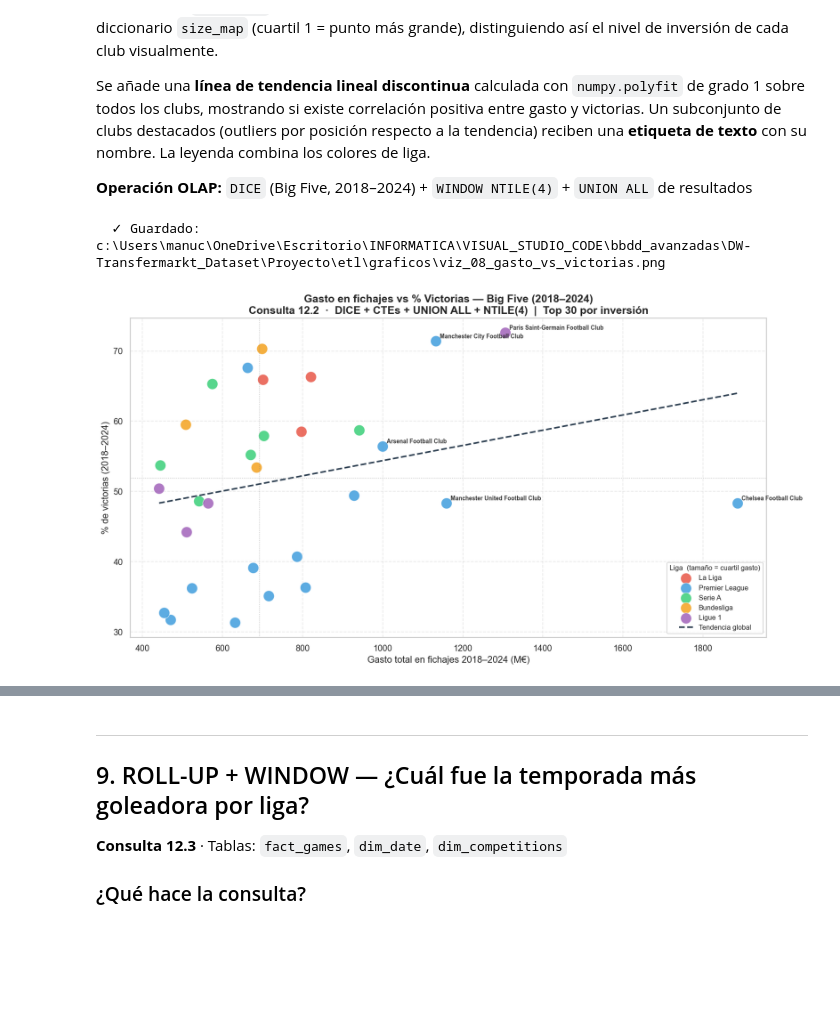
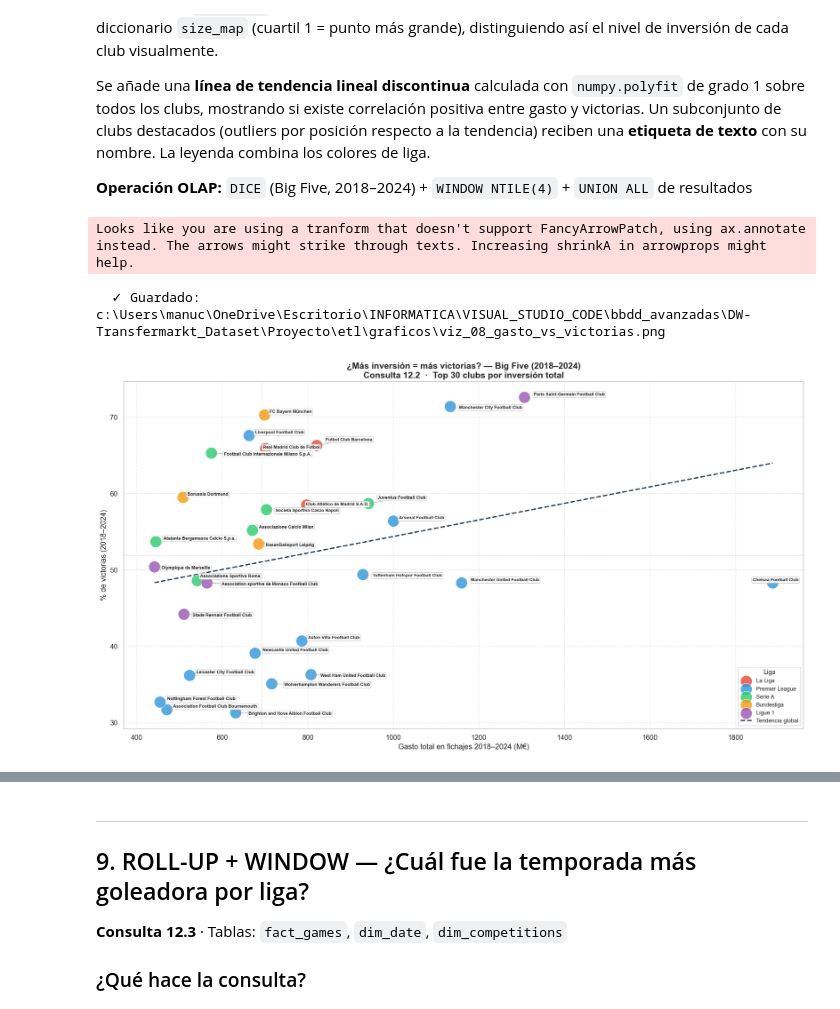
Before and after one commit to Albertolg384/DW-Transfermarkt, a Jupyter notebook: Proyecto/etl/visualizaciones_olap.ipynb, the cells around one changed output, grey strips where cells are left out. Saved outputs shown, nothing was run; the diff lists cells and outputs as text; code cells hidden in the pictures; blank space fills up the shorter version.

```diff
--- a/Proyecto/etl/visualizaciones_olap.ipynb
+++ b/Proyecto/etl/visualizaciones_olap.ipynb
@@ -740,8 +756,8 @@ ax.axhline(media, color='#f39c12', linewidth=2, linestyle='--',
 ax.set_ylabel('Total de goles', fontsize=11)
 ax.set_xlabel('Franja de minuto', fontsize=11)
 ax.set_title(
-    'Distribución de goles por franja de minuto — Big Five\n'
-    'Consulta 9.7  ·  SLICE (type=Goals) + CASE WHEN franjas + SUM OVER ()',
+    '¿Cuándo se marcan los goles? — Distribución por franja de minuto — Big Five\n'
+    'Consulta 9.7',
     fontsize=14, fontweight='bold', pad=12,
 )
 
@@ -1060,6 +1089,7 @@ Se añade una **línea de tendencia lineal discontinua** calculada con `numpy.po
 
 **Operación OLAP:** `DICE` (Big Five, 2018–2024) + `WINDOW NTILE(4)` + `UNION ALL` de resultados
 # %%
+
 # ── Consulta 12.2 — SQL ORIGINAL de consultas_olap.sql ───────────────────────
 # Nota Python: gasto_M → gasto_m  (PostgreSQL normaliza a minúsculas)
 SQL_GASTO_VIC = """
@@ -1138,15 +1168,23 @@ ORDER BY g.gasto_total DESC NULLS LAST
 LIMIT 30;
 """
 
+# Instalar adjustText si no está disponible (una sola vez)
+try:
+    from adjustText import adjust_text
+except ImportError:
+    import subprocess, sys
+    subprocess.run([sys.executable, '-m', 'pip', 'install', 'adjustText'], capture_output=True)
+    from adjustText import adjust_text
+
 df_gasto = run_query(SQL_GASTO_VIC)
 for col in ['gasto_m', 'pct_victorias', 'victorias', 'partidos_totales',
             'dif_goles', 'cuartil_gasto', 'cuartil_rendimiento']:
     df_gasto[col] = pd.to_numeric(df_gasto[col], errors='coerce')
 
-# Scatter: gasto_m (eje X) vs pct_victorias (eje Y), coloreado por liga
-fig, ax = plt.subplots(figsize=(13, 7))
+# Tamaños visiblemente diferentes: Q1 (más gasto) → punto grande, Q4 → punto pequeño
+size_map = {1: 350, 2: 160, 3: 70, 4: 28}
 
-size_map = {1: 200, 2: 130, 3: 80, 4: 50}  # cuartil_gasto → tamaño de punto
+fig, ax = plt.subplots(figsize=(16, 9))
 
 for liga_key in LIGA_ORDER:
     sub = df_gasto[df_gasto['liga'] == liga_key]
@@ -1154,48 +1192,69 @@ for liga_key in LIGA_ORDER:
         continue
     color  = LIGA_COLORS.get(liga_key, '#95a5a6')
     label  = LIGA_LABELS.get(liga_key, liga_key)
-    sizes  = sub['cuartil_gasto'].map(size_map).fillna(60)
+    sizes  = sub['cuartil_gasto'].map(size_map).fillna(50)
     ax.scatter(sub['gasto_m'], sub['pct_victorias'],
-               color=color, s=sizes, alpha=0.80, label=label,
-               edgecolors='white', linewidths=0.7)
+               color=color, s=sizes, alpha=0.82, label=label,
+               edgecolors='white', linewidths=0.8, zorder=3)
 
 # Línea de tendencia global
 valid = df_gasto.dropna(subset=['gasto_m', 'pct_victorias'])
 if len(valid) >= 2:
     z = np.polyfit(valid['gasto_m'], valid['pct_victorias'], 1)
     p = np.poly1d(z)
     xs = np.linspace(valid['gasto_m'].min(), valid['gasto_m'].max(), 200)
-    ax.plot(xs, p(xs), '--', color='#2c3e50', linewidth=2, label='Tendencia global')
+    ax.plot(xs, p(xs), '--', color='#2c3e50', linewidth=2, label='Tendencia global', zorder=2)
 
-# Líneas de referencia
+# Líneas de referencia (medianas)
 threshold_gasto = df_gasto['gasto_m'].median()
 threshold_vic   = df_gasto['pct_victorias'].median()
-ax.axhline(threshold_vic,   color='grey', linewidth=0.8, linestyle=':', alpha=0.6)
-ax.axvline(threshold_gasto, color='grey', linewidth=0.8, linestyle=':', alpha=0.6)
+ax.axhline(threshold_vic,   color='grey', linewidth=0.8, linestyle=':', alpha=0.5)
+ax.axvline(threshold_gasto, color='grey', linewidth=0.8, linestyle=':', alpha=0.5)
 
-# Anotar los 5 clubes con mayor gasto
-for _, row in df_gasto.head(5).iterrows():
-    ax.annotate(row['club'],
-                xy=(row['gasto_m'], row['pct_victorias']),
-                xytext=(5, 4), textcoords='offset points',
-                fontsize=7.5, fontweight='bold', alpha=0.9)
+# Etiquetas con adjustText: posiciona automáticamente sin solapes
+texts = []
+for _, row in df_gasto.iterrows():
+    t = ax.text(
+        row['gasto_m'], row['pct_victorias'],
+        row['club'],
+        fontsize=7, fontweight='bold',
+        bbox=dict(boxstyle='round,pad=0.22', fc='white', ec='#bbbbbb',
+                  alpha=0.90, lw=0.6),
+        zorder=5,
+    )
+    texts.append(t)
+
+adjust_text(
+    texts,
+    ax=ax,
+    expand_text=(1.3, 1.5),
+    expand_points=(1.4, 1.8),
+    force_text=(0.6, 0.8),
+    force_points=(0.4, 0.6),
+    arrowprops=dict(arrowstyle='->', color='#999999', lw=0.6),
+    lim=500,
+)
 
 ax.set_xlabel('Gasto total en fichajes 2018–2024 (M€)', fontsize=12)
 ax.set_ylabel('% de victorias (2018–2024)', fontsize=12)
 ax.set_title(
-    'Gasto en fichajes vs % Victorias — Big Five (2018–2024)\n'
-    'Consulta 12.2  ·  DICE + CTEs + UNION ALL + NTILE(4)  |  Top 30 por inversión',
+    '¿Más inversión = más victorias? — Big Five (2018–2024)\n'
+    'Consulta 12.2  ·  Top 30 clubs por inversión total',
     fontsize=14, fontweight='bold',
 )
-ax.legend(title='Liga  (tamaño = cuartil gasto)', fontsize=9, title_fontsize=9)
+
+# Leyenda básica: solo colores de liga + línea de tendencia
+ax.legend(fontsize=9, title='Liga', title_fontsize=10, loc='lower right')
+
 ax.grid(True, linestyle='--', alpha=0.4)
 
 plt.tight_layout()
 save_fig('viz_08_gasto_vs_victorias.png')
 plt.show()
 
 print(df_gasto[['club', 'liga', 'gasto_m', 'victorias', 'partidos_totales',
                 'pct_victorias', 'dif_goles', 'cuartil_gasto']].to_string(index=False))
 # %% [output]
-  ✓ Guardado: c:\Users\manuc\OneDrive\Escritorio\INFORMATICA\VISUAL_STUDIO_CODE\bbdd_avanzadas\DW-Transfermarkt_Dataset\Proyecto\etl\graficos\viz_08_gasto_vs_victorias.png
+Looks like you are using a tranform that doesn't support FancyArrowPatch, using ax.annotate instead. The arrows might strike through texts. Increasing shrinkA in arrowprops might help.
+  ✓ Guardado: c:\Users\manuc\OneDrive\Escritorio\INFORMATICA\VISUAL_STUDIO_CODE\bbdd_avanzadas\DW-Transfermarkt_Dataset\Proyecto\etl\graficos\viz_08_gasto_vs_victorias.png
-[figure, old version]
+[figure, new version]
```
Also changed, not shown: parts of 10 cells of this notebook, 10 other files.
